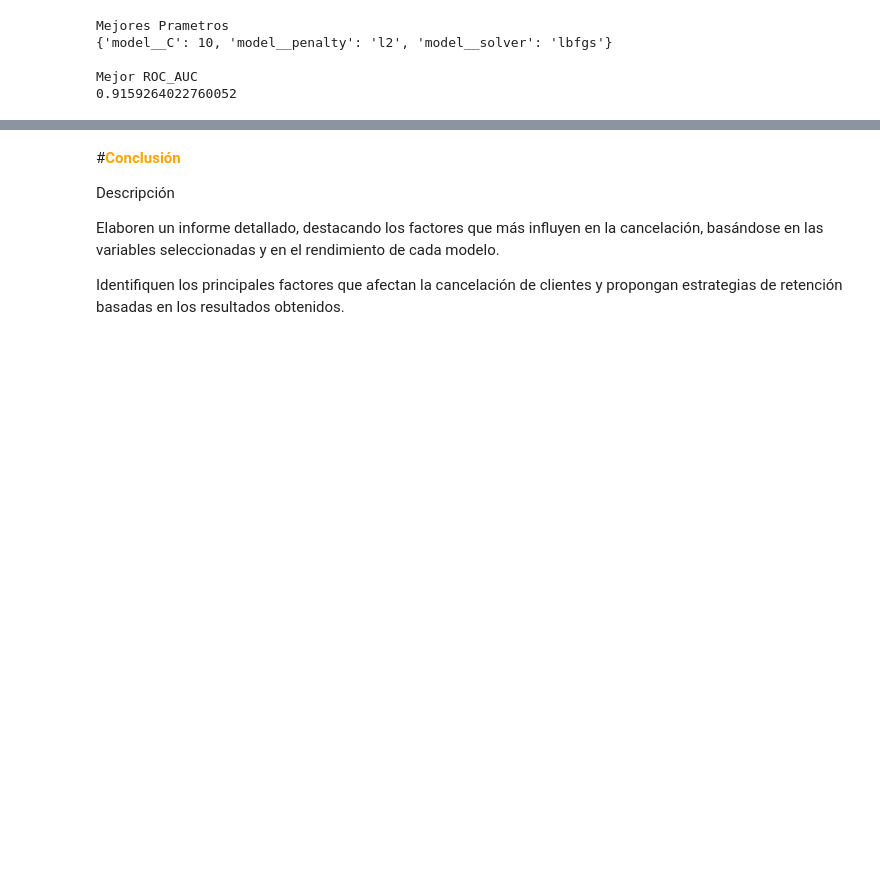
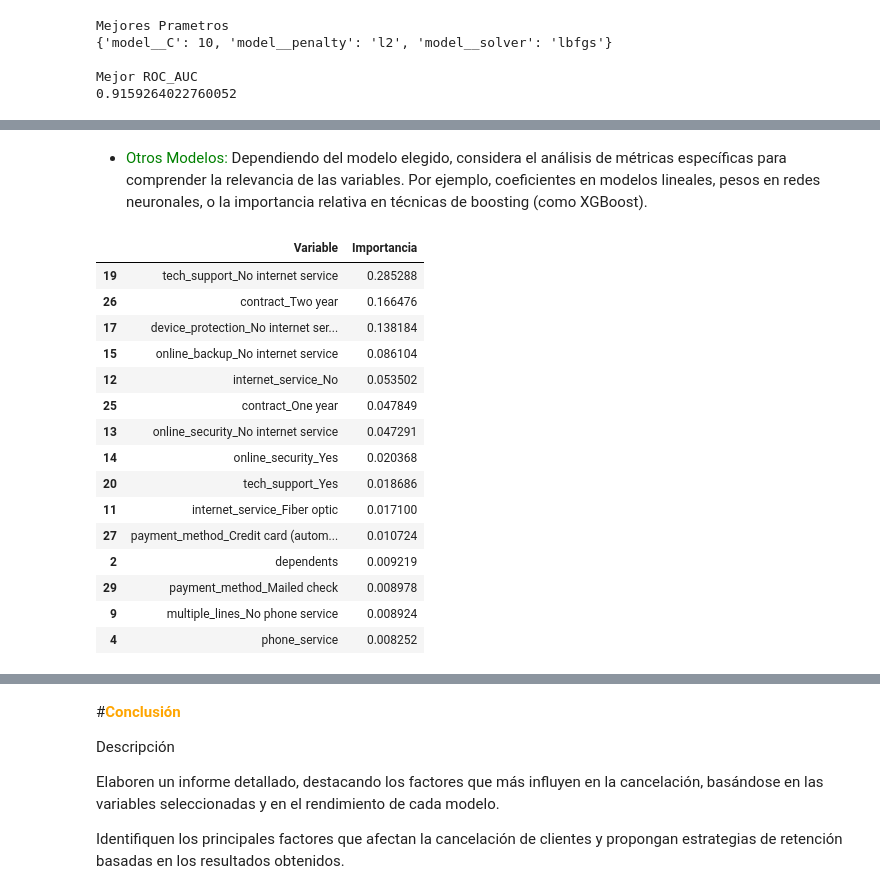
Before and after one commit to LejImkoaj/proyecto-telecomX-parte2, a Jupyter notebook: telecomX_parte2_LATAM.ipynb, the cells around one changed output, grey strips where cells are left out. Cells and saved outputs as stored; diff of their text form; code cells hidden in the pictures; blank space fills up the shorter version.

```diff
--- a/telecomX_parte2_LATAM.ipynb
+++ b/telecomX_parte2_LATAM.ipynb
@@ -755,0 +813,35 @@ Después de elegir los modelos, realiza el análisis de las variables más relev
+# %%
+from xgboost import XGBClassifier
+
+pipe_xgb = Pipeline([
+    ('model', XGBClassifier(
+        eval_metric='logloss',
+        random_state=42
+    ))
+])
+
+param_xgb = {
+    'model__n_estimators': [100, 200, 300],
+    'model__max_depth': [3, 5, 7, 10],
+    'model__learning_rate': [0.01, 0.05, 0.1, 0.2],
+    'model__subsample': [0.6, 0.8, 1.0],
+    'model__colsample_bytree': [0.6, 0.8, 1.0]
+}
+
+random_xgb = RandomizedSearchCV(
+    pipe_xgb,
+    param_xgb,
+    n_iter=30,
+    cv=5,
+    scoring='roc_auc',
+    random_state=42,
+    n_jobs=-1
+)
+
+random_xgb.fit(X_train_bal, y_train_bal)
+
+best_xgb = random_xgb.best_estimator_
+
+print("Mejor XGBoost:")
+print(random_xgb.best_params_)
+print("ROC-AUC CV:", random_xgb.best_score_)
@@ -755,0 +978,28 @@ Después de elegir los modelos, realiza el análisis de las variables más relev
+# %% [markdown]
+* <font color='green'>Otros Modelos:</font> Dependiendo del modelo elegido, considera el análisis de métricas específicas para comprender la relevancia de las variables. Por ejemplo, coeficientes en modelos lineales, pesos en redes neuronales, o la importancia relativa en técnicas de boosting (como XGBoost).
+# %%
+xgb_model = best_xgb.named_steps['model']
+
+xgb_importance = pd.DataFrame({
+    'Variable': X_train.columns,
+    'Importancia': xgb_model.feature_importances_
+}).sort_values(by='Importancia', ascending=False)
+
+xgb_importance.head(15)
+# %% [output]
+|  | Variable | Importancia |
+| 19 | tech_support_No internet service | 0.285288 |
+| 26 | contract_Two year | 0.166476 |
+| 17 | device_protection_No internet ser... | 0.138184 |
+| 15 | online_backup_No internet service | 0.086104 |
+| 12 | internet_service_No | 0.053502 |
+| 25 | contract_One year | 0.047849 |
+| 13 | online_security_No internet service | 0.047291 |
+| 14 | online_security_Yes | 0.020368 |
+| 20 | tech_support_Yes | 0.018686 |
+| 11 | internet_service_Fiber optic | 0.017100 |
+| 27 | payment_method_Credit card (autom... | 0.010724 |
+| 2 | dependents | 0.009219 |
+| 29 | payment_method_Mailed check | 0.008978 |
+| 9 | multiple_lines_No phone service | 0.008924 |
+| 4 | phone_service | 0.008252 |
```
Also changed, not shown: parts of 24 cells of this notebook.
